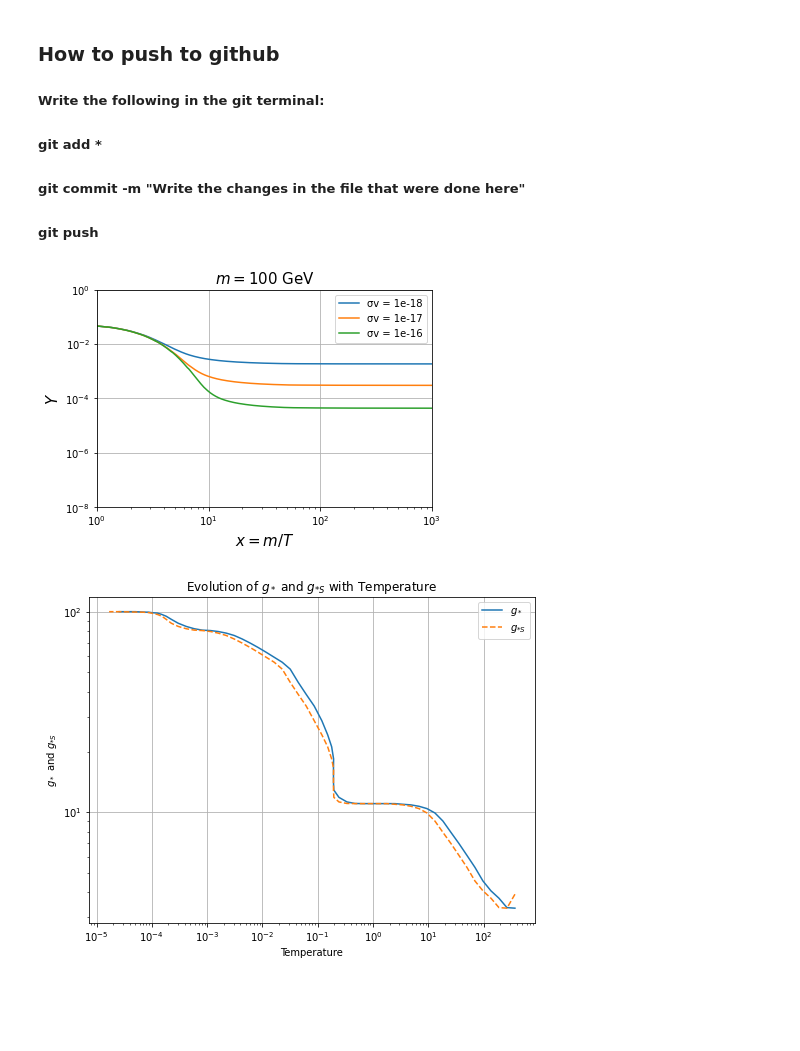
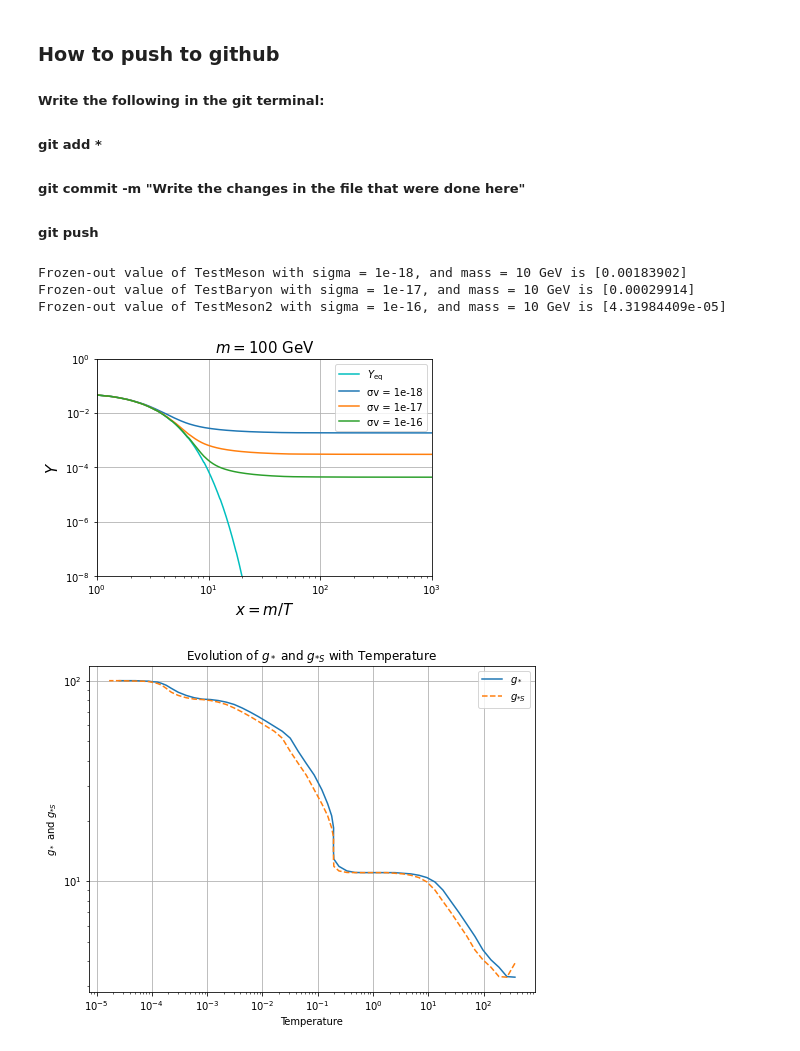
Before and after one commit to IgalPress/Thesis, a Jupyter notebook: FreezeOutCode.ipynb, the cells around one changed output. Drawn from its saved outputs; the diff is of its cells as text; code cells hidden in the pictures; blank space fills up the shorter version.

Commit message:
Added some print statements to give me information of what's happening

```diff
--- a/FreezeOutCode.ipynb
+++ b/FreezeOutCode.ipynb
@@ -18,28 +18,34 @@ import pandas as pd
 # %%
 %run FreezeOutFunctions.ipynb
 %run CrossSectionFunctions.ipynb
 
 particles = ["TestMeson", "TestBaryon", "TestMeson2"]
 
 x=np.logspace(np.log10(1),np.log10(1000),10000)
+xx=np.logspace(np.log10(1),np.log10(1000),1000)
+plt.loglog(xx,Y_EQ(xx, particle),'c',label=r'$Y_{\rm eq}$')
 
 for particle in particles:
     cross_section = particle_cross_sections.get(particle,1)
+    mass = particle_mass.get(particle,1)
     k=fk(particle)
     Y=integrate.odeint(dYdx,Y_EQ(x[0], particle), x, args=(particle,))
+    print(f'Frozen-out value of {particle} with sigma = {cross_section}, and mass = {mass} GeV is {Y[-1]}')
     plt.loglog(x,Y,label=f'σv = {cross_section}')
-
 
 
 plt.ylim(1E-8,1)
 plt.xlim(1,1000)
 plt.xlabel('$x = m/T$', size= 15)
 plt.ylabel('$Y$', size= 15)
 plt.title('$m = 100$ GeV', size= 15)
 plt.legend()
 plt.grid()
 # %% [output]
+Frozen-out value of TestMeson with sigma = 1e-18, and mass = 10 GeV is [0.00183902]
+Frozen-out value of TestBaryon with sigma = 1e-17, and mass = 10 GeV is [0.00029914]
+Frozen-out value of TestMeson2 with sigma = 1e-16, and mass = 10 GeV is [4.31984409e-05]
-[figure, old version]
+[figure, new version]
 # %%
 # Load the data
 Gstar_df = pd.read_csv("Gstar.csv", header = None)
```
